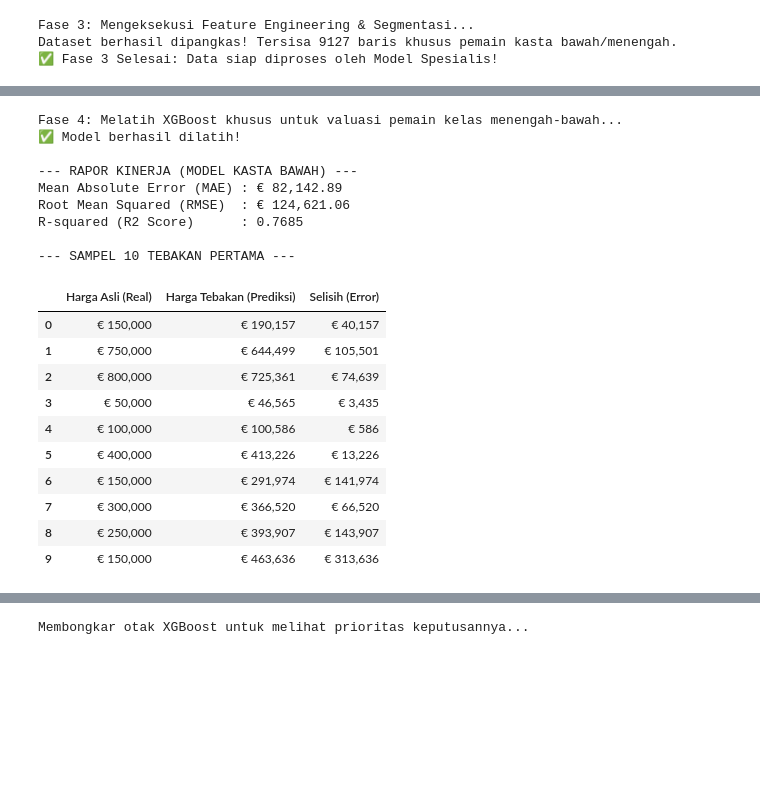
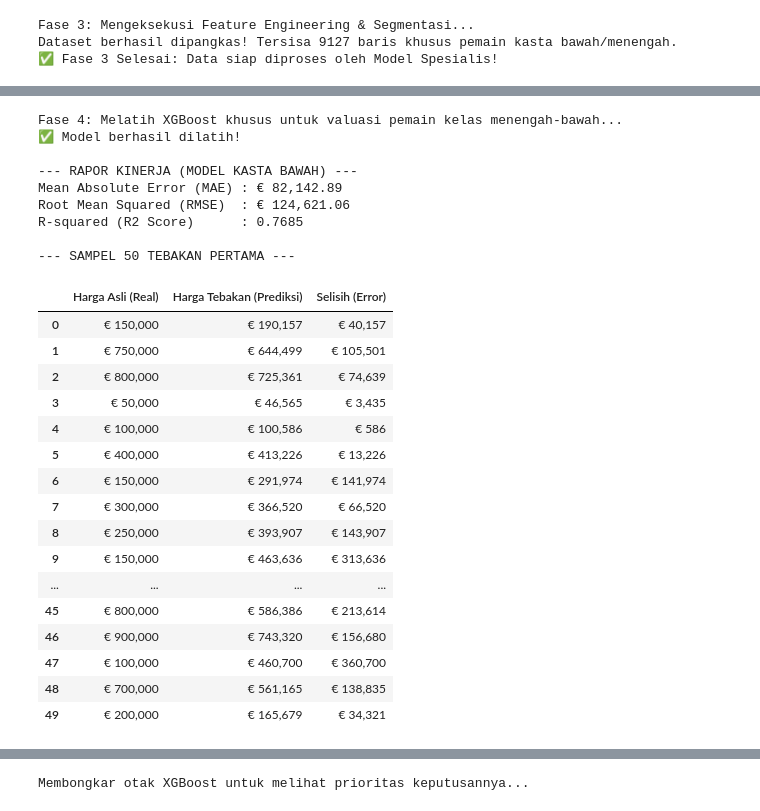
Before and after one commit to sanzxct/Project-Mercato, a Jupyter notebook: notebooks/01-EDA-Dasar.ipynb, the cells around one changed output, grey strips where cells are left out. Saved outputs shown, nothing was run; the diff lists cells and outputs as text; code cells hidden in the pictures; blank space fills up the shorter version.

```diff
--- a/notebooks/01-EDA-Dasar.ipynb
+++ b/notebooks/01-EDA-Dasar.ipynb
@@ -244,34 +248,40 @@ print(f"Root Mean Squared (RMSE)  : € {rmse:,.2f}")
 print(f"R-squared (R2 Score)      : {r2:.4f}")
 
 # 5. Komparasi Visual
 df_comparison = pd.DataFrame({
     'Harga Asli (Real)': y_test.values,
     'Harga Tebakan (Prediksi)': y_pred,
     'Selisih (Error)': abs(y_test.values - y_pred)
 })
 
 pd.options.display.float_format = '€ {:,.0f}'.format
-print("\n--- SAMPEL 10 TEBAKAN PERTAMA ---")
-display(df_comparison.head(10))
+print("\n--- SAMPEL 50 TEBAKAN PERTAMA ---")
+display(df_comparison.head(50))
 # %% [output]
 Fase 4: Melatih XGBoost khusus untuk valuasi pemain kelas menengah-bawah...
 ✅ Model berhasil dilatih!
 
 --- RAPOR KINERJA (MODEL KASTA BAWAH) ---
 Mean Absolute Error (MAE) : € 82,142.89
 Root Mean Squared (RMSE)  : € 124,621.06
 R-squared (R2 Score)      : 0.7685
 
---- SAMPEL 10 TEBAKAN PERTAMA ---
+--- SAMPEL 50 TEBAKAN PERTAMA ---
 |  | Harga Asli (Real) | Harga Tebakan (Prediksi) | Selisih (Error) |
 | 0 | € 150,000 | € 190,157 | € 40,157 |
 | 1 | € 750,000 | € 644,499 | € 105,501 |
 | 2 | € 800,000 | € 725,361 | € 74,639 |
 | 3 | € 50,000 | € 46,565 | € 3,435 |
 | 4 | € 100,000 | € 100,586 | € 586 |
 | 5 | € 400,000 | € 413,226 | € 13,226 |
 | 6 | € 150,000 | € 291,974 | € 141,974 |
 | 7 | € 300,000 | € 366,520 | € 66,520 |
 | 8 | € 250,000 | € 393,907 | € 143,907 |
 | 9 | € 150,000 | € 463,636 | € 313,636 |
+| ... | ... | ... | ... |
+| 45 | € 800,000 | € 586,386 | € 213,614 |
+| 46 | € 900,000 | € 743,320 | € 156,680 |
+| 47 | € 100,000 | € 460,700 | € 360,700 |
+| 48 | € 700,000 | € 561,165 | € 138,835 |
+| 49 | € 200,000 | € 165,679 | € 34,321 |
 # %% [markdown]
```
Also changed, not shown: parts of 13 cells of this notebook, 2 other files.
